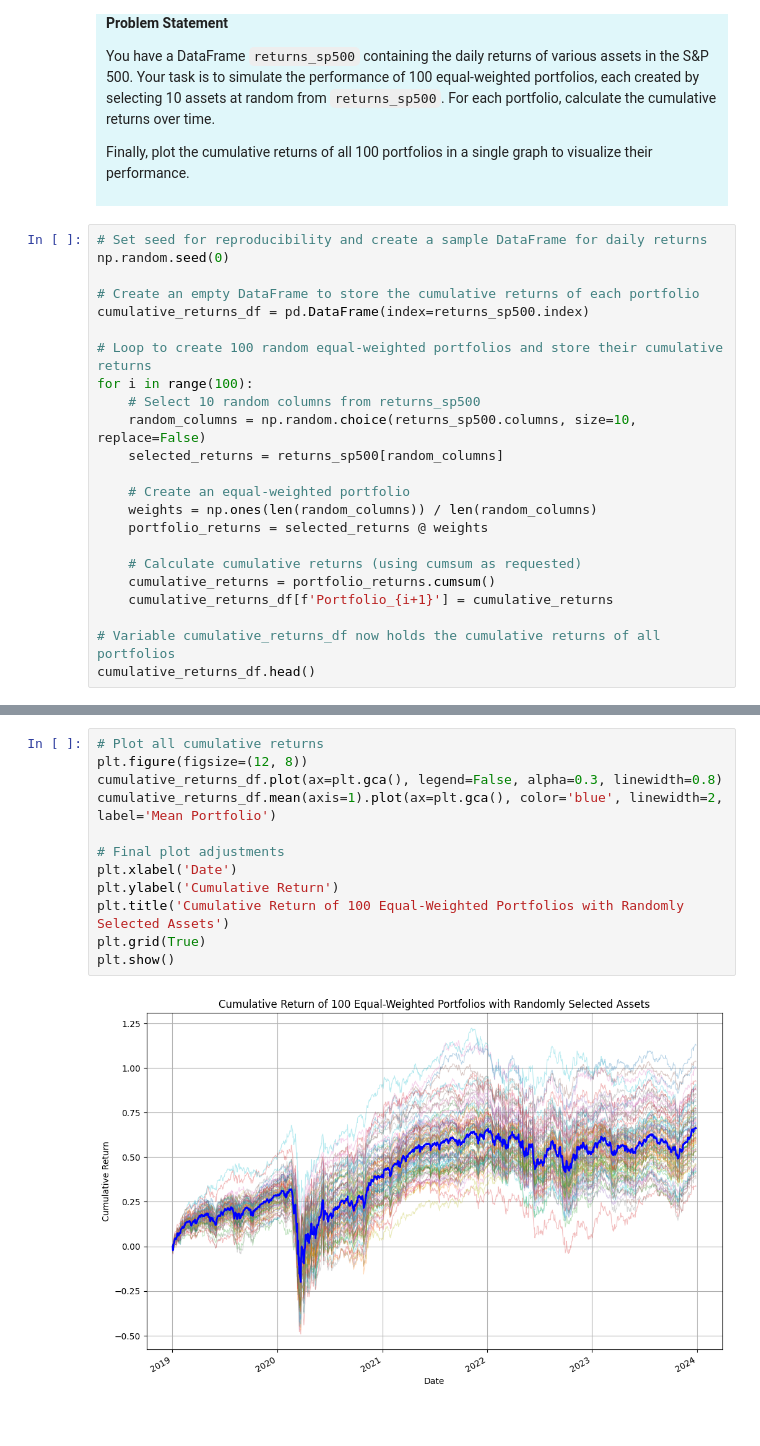
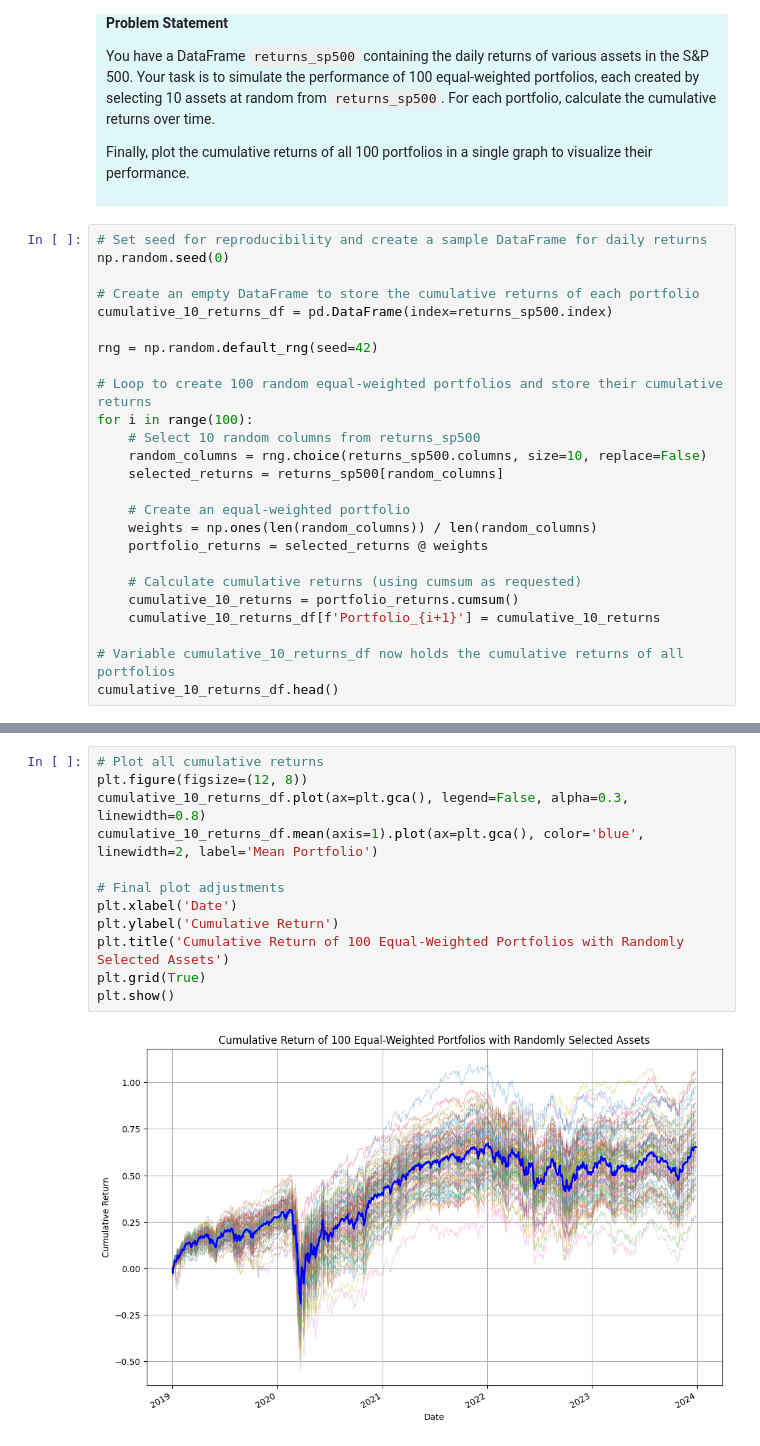
Before and after one commit to alfonso-santos/finanzas-tecnologia-practicas, a Jupyter notebook: src_soluciones/02_01_Calculos_iniciales_de_carteras_soluciones.ipynb, the cells around one changed output, grey strips where cells are left out. Saved outputs shown, nothing was run; the diff lists cells and outputs as text.

```diff
--- a/src_soluciones/02_01_Calculos_iniciales_de_carteras_soluciones.ipynb
+++ b/src_soluciones/02_01_Calculos_iniciales_de_carteras_soluciones.ipynb
@@ -1230,12 +1234,14 @@ Finally, plot the cumulative returns of all 100 portfolios in a single graph to
 np.random.seed(0)
 
 # Create an empty DataFrame to store the cumulative returns of each portfolio
-cumulative_returns_df = pd.DataFrame(index=returns_sp500.index)
+cumulative_10_returns_df = pd.DataFrame(index=returns_sp500.index)
+
+rng = np.random.default_rng(seed=42)
 
 # Loop to create 100 random equal-weighted portfolios and store their cumulative returns
 for i in range(100):
     # Select 10 random columns from returns_sp500
-    random_columns = np.random.choice(returns_sp500.columns, size=10, replace=False)
+    random_columns = rng.choice(returns_sp500.columns, size=10, replace=False)
     selected_returns = returns_sp500[random_columns]
 
     # Create an equal-weighted portfolio
@@ -1243,11 +1249,11 @@ for i in range(100):
     portfolio_returns = selected_returns @ weights
 
     # Calculate cumulative returns (using cumsum as requested)
-    cumulative_returns = portfolio_returns.cumsum()
-    cumulative_returns_df[f'Portfolio_{i+1}'] = cumulative_returns
+    cumulative_10_returns = portfolio_returns.cumsum()
+    cumulative_10_returns_df[f'Portfolio_{i+1}'] = cumulative_10_returns
 
-# Variable cumulative_returns_df now holds the cumulative returns of all portfolios
-cumulative_returns_df.head()
+# Variable cumulative_10_returns_df now holds the cumulative returns of all portfolios
+cumulative_10_returns_df.head()
 # %% [output]
 |  | Portfolio_1 | Portfolio_2 | Portfolio_3 | Portfolio_4 | Portfolio_5 | Portfolio_6 | Portfolio_7 | ... |
 | Date |  |  |  |  |  |  |  | ... |
@@ -1260,14 +1266,14 @@ cumulative_returns_df.head()
 # %%
 # Plot all cumulative returns
 plt.figure(figsize=(12, 8))
-cumulative_returns_df.plot(ax=plt.gca(), legend=False, alpha=0.3, linewidth=0.8)
-cumulative_returns_df.mean(axis=1).plot(ax=plt.gca(), color='blue', linewidth=2, label='Mean Portfolio')
+cumulative_10_returns_df.plot(ax=plt.gca(), legend=False, alpha=0.3, linewidth=0.8)
+cumulative_10_returns_df.mean(axis=1).plot(ax=plt.gca(), color='blue', linewidth=2, label='Mean Portfolio')
 
 # Final plot adjustments
 plt.xlabel('Date')
 plt.ylabel('Cumulative Return')
 plt.title('Cumulative Return of 100 Equal-Weighted Portfolios with Randomly Selected Assets')
 plt.grid(True)
 plt.show()
 # %% [output]
-[figure, old version]
+[figure, new version]
```
Also changed, not shown: parts of 11 cells of this notebook, 8 other files.
